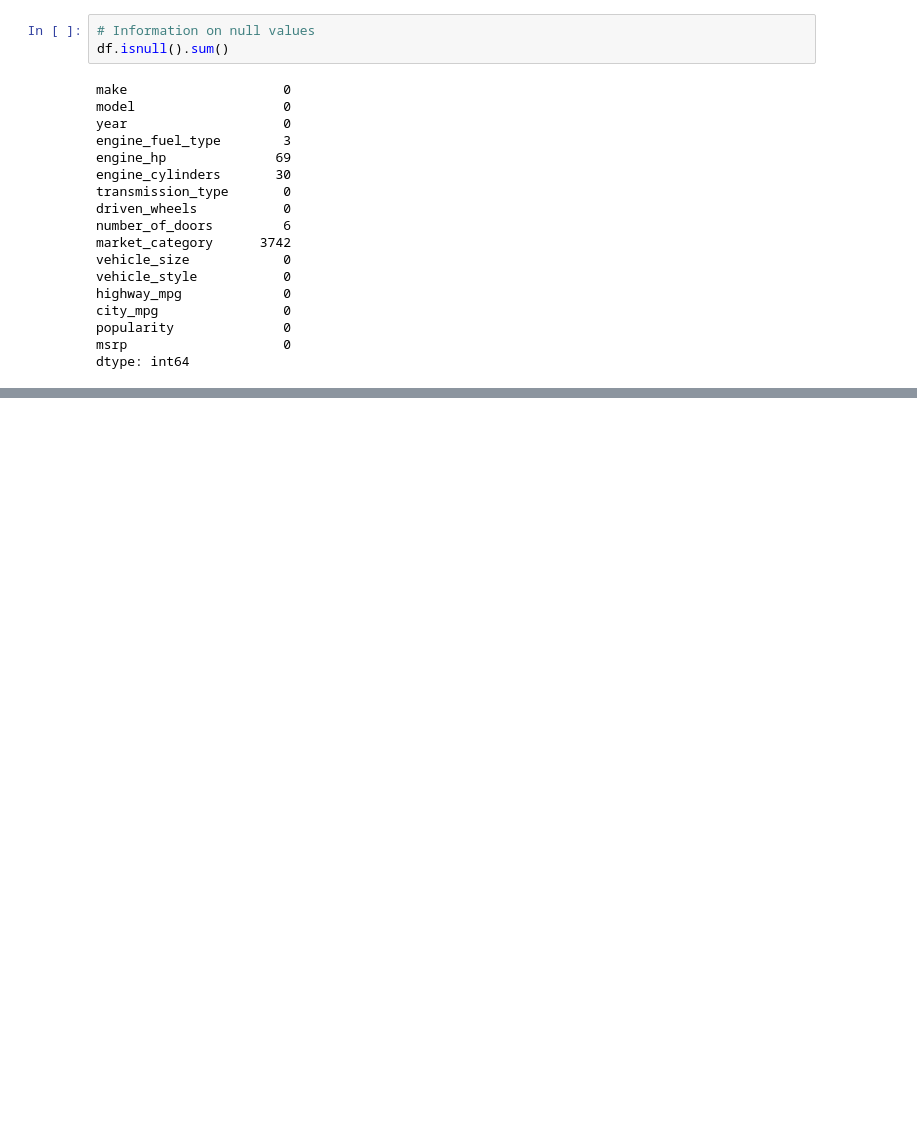
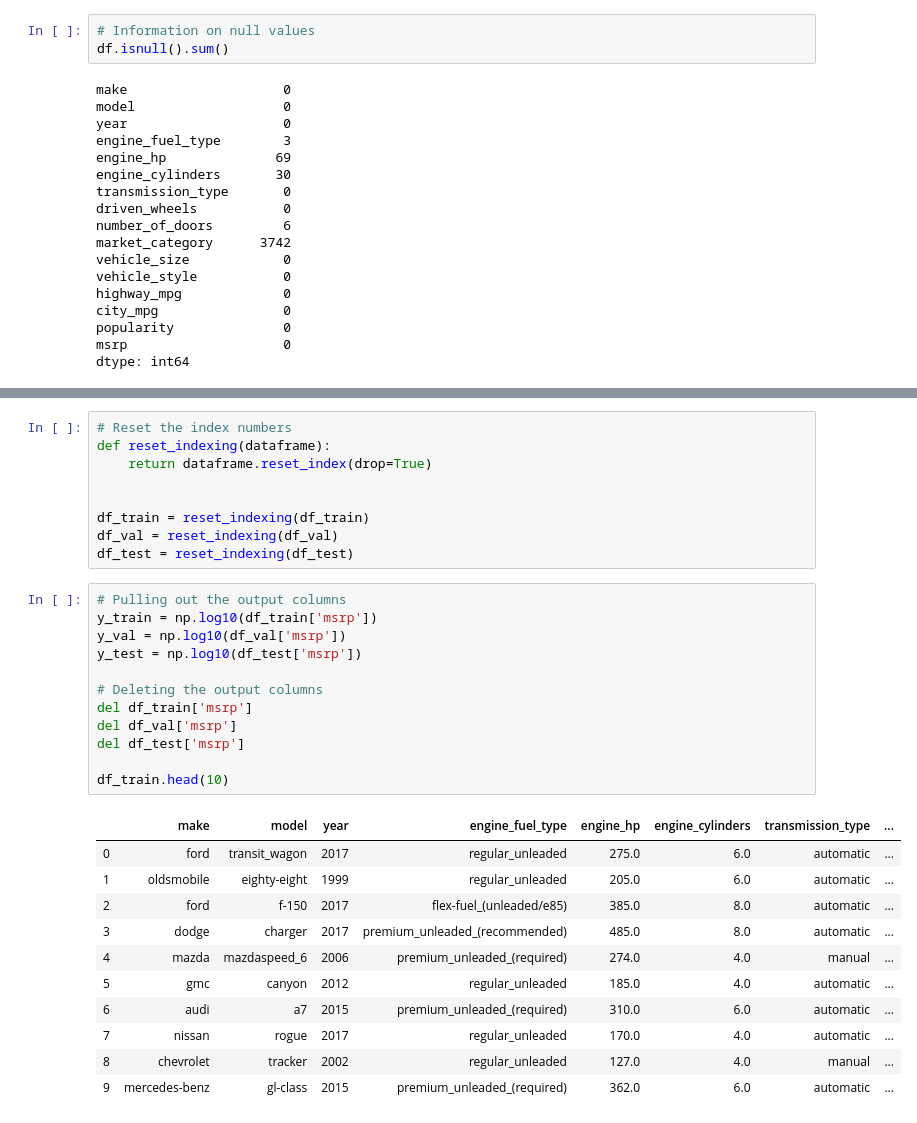
Before and after one commit to anjanavasudevan/DataTalks-ML-Course, a Jupyter notebook: Week2/excercise.ipynb, the cells around one changed output, grey strips where cells are left out. Saved outputs shown, nothing was run; the diff lists cells and outputs as text; blank space fills up the shorter version.

```diff
--- a/Week2/excercise.ipynb
+++ b/Week2/excercise.ipynb
@@ -195,0 +252,33 @@ dtype: int64
+# %%
+# Reset the index numbers
+def reset_indexing(dataframe):
+    return dataframe.reset_index(drop=True)
+
+
+df_train = reset_indexing(df_train)
+df_val = reset_indexing(df_val)
+df_test = reset_indexing(df_test)
+# %%
+# Pulling out the output columns
+y_train = np.log10(df_train['msrp'])
+y_val = np.log10(df_val['msrp'])
+y_test = np.log10(df_test['msrp'])
+
+# Deleting the output columns
+del df_train['msrp']
+del df_val['msrp']
+del df_test['msrp']
+
+df_train.head(10)
+# %% [output]
+|  | make | model | year | engine_fuel_type | engine_hp | engine_cylinders | transmission_type | ... |
+| 0 | ford | transit_wagon | 2017 | regular_unleaded | 275.0 | 6.0 | automatic | ... |
+| 1 | oldsmobile | eighty-eight | 1999 | regular_unleaded | 205.0 | 6.0 | automatic | ... |
+| 2 | ford | f-150 | 2017 | flex-fuel_(unleaded/e85) | 385.0 | 8.0 | automatic | ... |
+| 3 | dodge | charger | 2017 | premium_unleaded_(recommended) | 485.0 | 8.0 | automatic | ... |
+| 4 | mazda | mazdaspeed_6 | 2006 | premium_unleaded_(required) | 274.0 | 4.0 | manual | ... |
+| 5 | gmc | canyon | 2012 | regular_unleaded | 185.0 | 4.0 | automatic | ... |
+| 6 | audi | a7 | 2015 | premium_unleaded_(required) | 310.0 | 6.0 | automatic | ... |
+| 7 | nissan | rogue | 2017 | regular_unleaded | 170.0 | 4.0 | automatic | ... |
+| 8 | chevrolet | tracker | 2002 | regular_unleaded | 127.0 | 4.0 | manual | ... |
+| 9 | mercedes-benz | gl-class | 2015 | premium_unleaded_(required) | 362.0 | 6.0 | automatic | ... |
```
Also changed, not shown: parts of 5 cells of this notebook.
